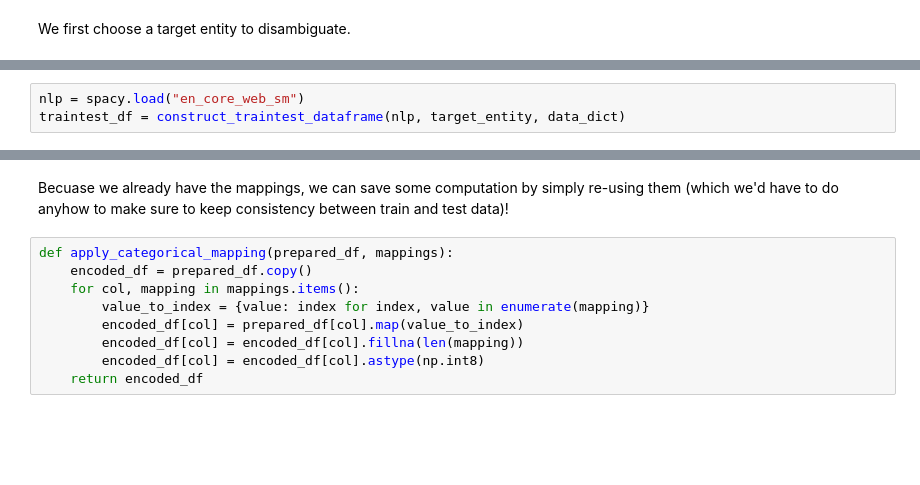
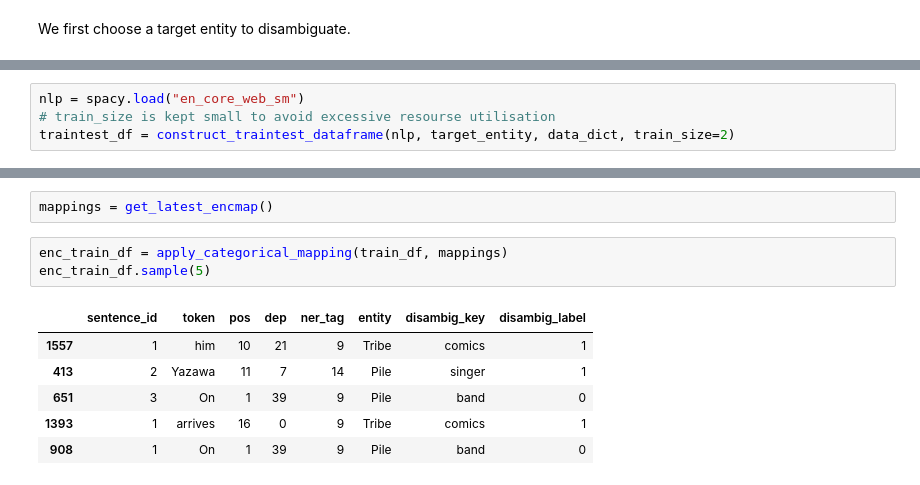
Before and after one commit to de-lachende-cavalier/bored, a Jupyter notebook: entity_disambiguation.ipynb, the cells around one changed output, grey strips where cells are left out. Saved outputs shown, nothing was run; the diff lists cells and outputs as text; blank space fills up the shorter version.

```diff
--- a/entity_disambiguation.ipynb
+++ b/entity_disambiguation.ipynb
@@ -95,6 +42,7 @@ Then we collect a set of entities for training the disambiguating Born MLP.
 # %%
 nlp = spacy.load("en_core_web_sm")
-traintest_df = construct_traintest_dataframe(nlp, target_entity, data_dict)
+# train_size is kept small to avoid excessive resourse utilisation
+traintest_df = construct_traintest_dataframe(nlp, target_entity, data_dict, train_size=2)
 # %%
 traintest_df.sample(10)
 # %% [output]
@@ -134,14 +100,15 @@ enc_train_df.sample(5)
-# %% [markdown]
-Becuase we already have the mappings, we can save some computation by simply re-using them (which we'd have to do anyhow to make sure to keep consistency between train and test data)!
-# %%
-def apply_categorical_mapping(prepared_df, mappings):
-    encoded_df = prepared_df.copy()
-    for col, mapping in mappings.items():
-        value_to_index = {value: index for index, value in enumerate(mapping)}
-        encoded_df[col] = prepared_df[col].map(value_to_index)
-        encoded_df[col] = encoded_df[col].fillna(len(mapping))
-        encoded_df[col] = encoded_df[col].astype(np.int8)
-    return encoded_df
+# %%
+mappings = get_latest_encmap()
+# %%
+enc_train_df = apply_categorical_mapping(train_df, mappings)
+enc_train_df.sample(5)
+# %% [output]
+|  | sentence_id | token | pos | dep | ner_tag | entity | disambig_key | disambig_label |
+| 1557 | 1 | him | 10 | 21 | 9 | Tribe | comics | 1 |
+| 413 | 2 | Yazawa | 11 | 7 | 14 | Pile | singer | 1 |
+| 651 | 3 | On | 1 | 39 | 9 | Pile | band | 0 |
+| 1393 | 1 | arrives | 16 | 0 | 9 | Tribe | comics | 1 |
+| 908 | 1 | On | 1 | 39 | 9 | Pile | band | 0 |
 # %%
 enc_test_df = apply_categorical_mapping(test_df, mappings)
 enc_test_df.sample(5)
```
Also changed, not shown: parts of 40 cells of this notebook.
